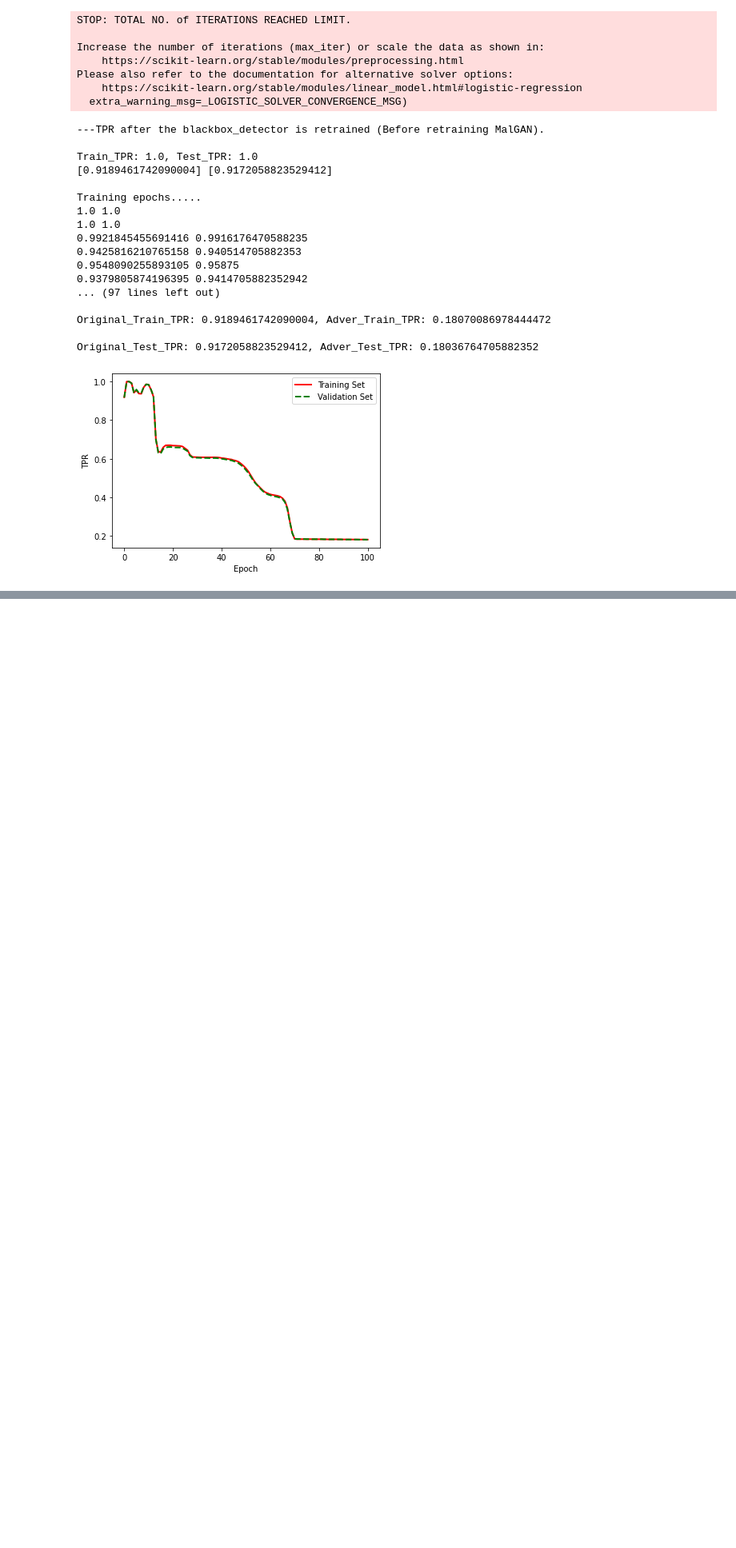
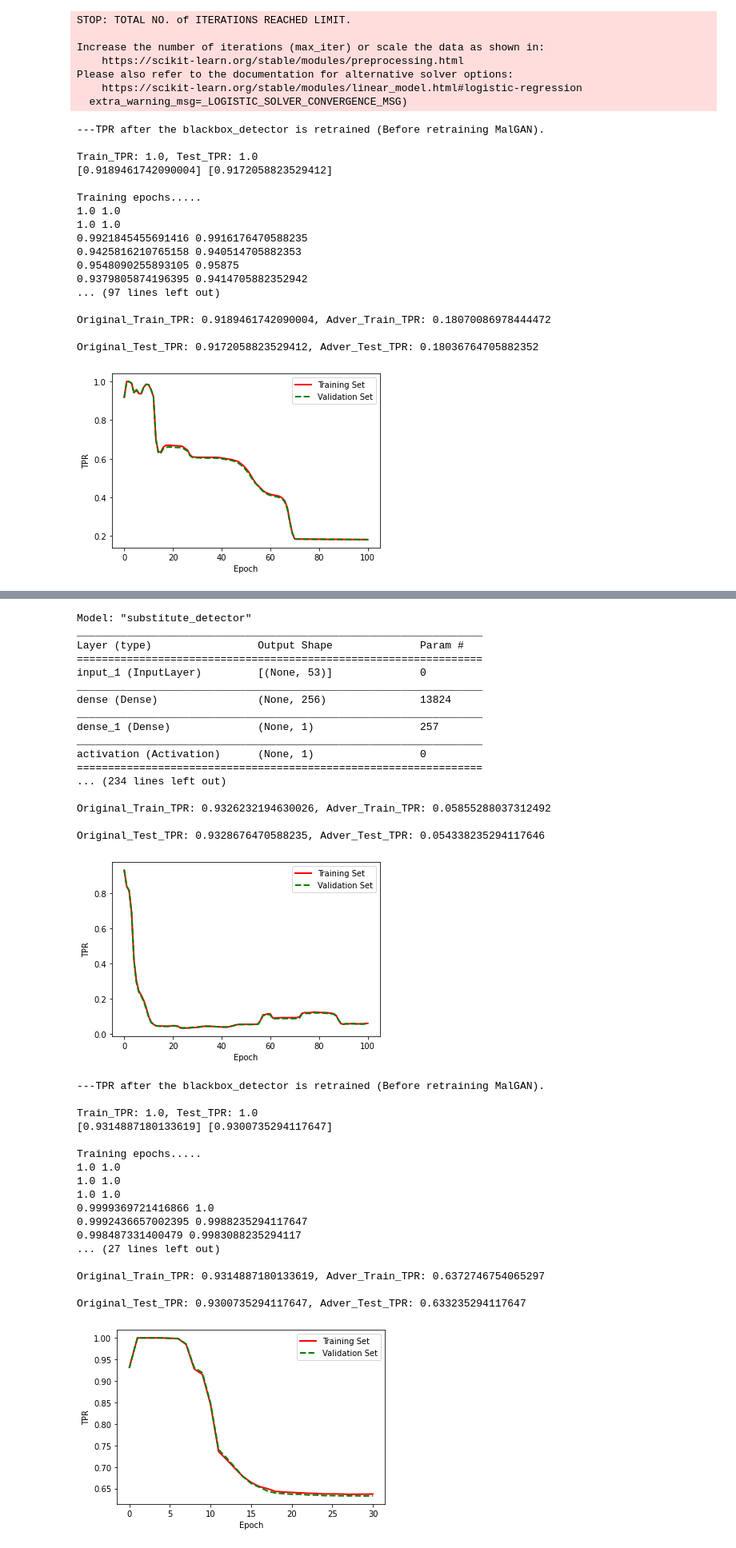
Before and after one commit to danhlk/Bot_GAN, a Jupyter notebook: Bot_GAN.ipynb, the cells around one changed output, grey strips where cells are left out. Shown at 80% size. Drawn from its saved outputs; the diff is of its cells as text; code cells hidden in the pictures; blank space fills up the shorter version.

```diff
--- a/Bot_GAN.ipynb
+++ b/Bot_GAN.ipynb
@@ -712,0 +713,42 @@ Original_Test_TPR: 0.9172058823529412, Adver_Test_TPR: 0.18036764705882352
+# %%
+botgan_SVM_0 = BotGAN(blackbox='SVM', same_train_data=0)
+botgan_SVM_0.train(epochs=100, batch_size=4096)
+botgan_SVM_0.retrain_blackbox_detector()
+botgan_SVM_0.train(epochs=30, batch_size=4096, is_first=False)
+# %% [output]
+Model: "substitute_detector"
+_________________________________________________________________
+Layer (type)                 Output Shape              Param #
+=================================================================
+input_1 (InputLayer)         [(None, 53)]              0
+_________________________________________________________________
+dense (Dense)                (None, 256)               13824
+_________________________________________________________________
+dense_1 (Dense)              (None, 1)                 257
+_________________________________________________________________
+activation (Activation)      (None, 1)                 0
+=================================================================
+... (234 lines left out)
+
+Original_Train_TPR: 0.9326232194630026, Adver_Train_TPR: 0.05855288037312492
+
+Original_Test_TPR: 0.9328676470588235, Adver_Test_TPR: 0.054338235294117646
+[figure, added]
+---TPR after the blackbox_detector is retrained (Before retraining MalGAN).
+
+Train_TPR: 1.0, Test_TPR: 1.0
+[0.9314887180133619] [0.9300735294117647]
+
+Training epochs.....
+1.0 1.0
+1.0 1.0
+1.0 1.0
+0.9999369721416866 1.0
+0.9992436657002395 0.9988235294117647
+0.998487331400479 0.9983088235294117
+... (27 lines left out)
+
+Original_Train_TPR: 0.9314887180133619, Adver_Train_TPR: 0.6372746754065297
+
+Original_Test_TPR: 0.9300735294117647, Adver_Test_TPR: 0.633235294117647
+[figure, added]
```
Also changed, not shown: parts of 5 cells of this notebook.
